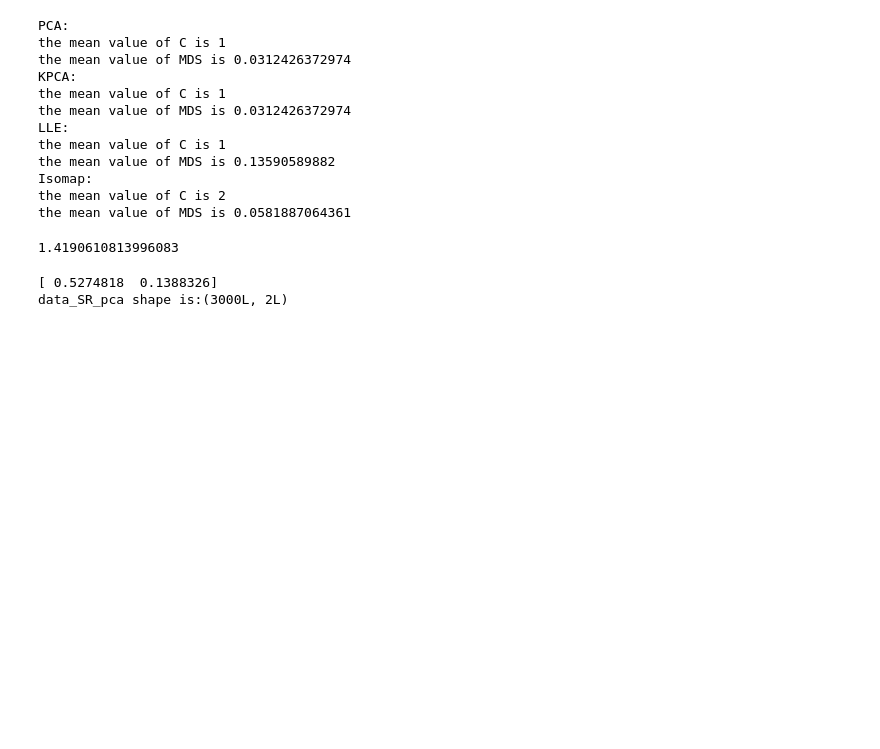
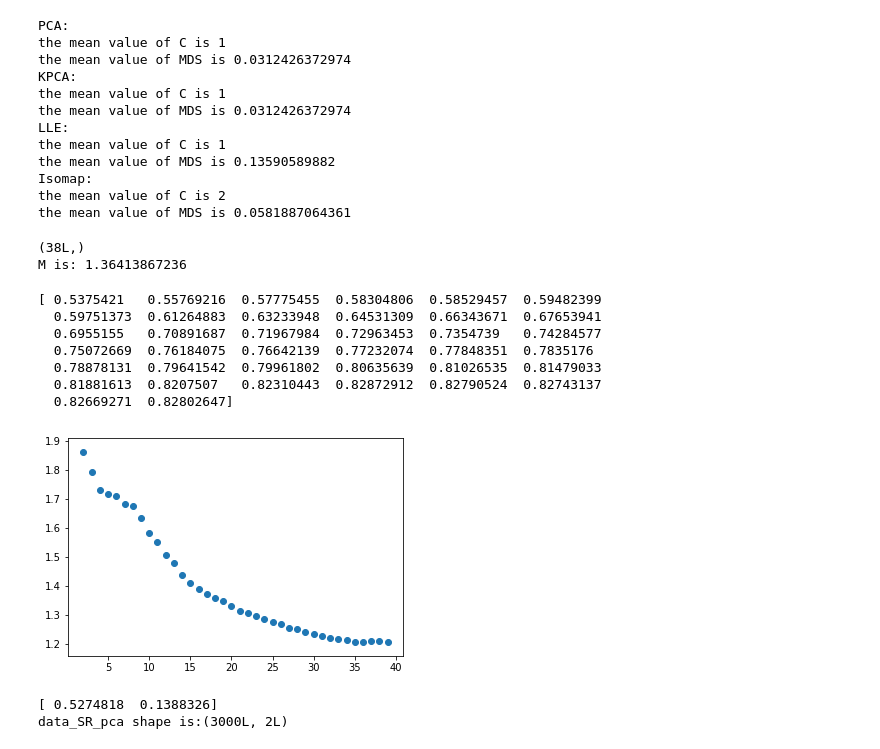
Before and after one commit to Yaminbens/ANAM_project, a Jupyter notebook: Q1_ 2_ver2.ipynb, the cells around one changed output. Saved outputs shown, nothing was run; the diff lists cells and outputs as text; code cells hidden in the pictures; blank space fills up the shorter version.

Commit message:
additional debug on k estimator function

```diff
--- a/Q1_ 2_ver2.ipynb
+++ b/Q1_ 2_ver2.ipynb
@@ -395,7 +392,6 @@ def Tk_index(M):
         kNN = sorted(M[i])
         for j,l in enumerate(kNN):
             TK[i][j] = list(M[i]).index(l)
-
     return TK
 
 def Tk(D,Tk_ind,k_max):
@@ -406,32 +402,56 @@ def Tk(D,Tk_ind,k_max):
     return TK
 
 def Mk_Xi (TK, k1):
+    num_of_samples = TK.shape[0]
+    num_of_ks = TK.shape[1]
     MK = np.zeros(TK.shape)
-    for i in range(TK.shape[0]):
-        for j in range(k1,TK.shape[1]): # from 1 to avoide division by 0
-            MK[i][j] = np.sum(np.log(TK[i][j]/(TK[i][1:j])*1.0))/(j*1.0-1) #1.0 to make float
+
+    for i in range(num_of_samples):
+        for j in range(k1,num_of_ks): # from 1 to avoide division by 0
+            MK[i,j] = np.sum(np.log(TK[i,j]/(TK[i,1:j])*1.0))/(j*1.0-1) #1.0 to make float
+    MK = np.sum(MK[:,k1:],axis = 0)/(num_of_samples*1.0)
     return MK
 
 def est_intrinsic_dim(data, k1, k2):
     distance_mat = distance_matrix(data, data)
     Tk_ind = Tk_index(distance_mat)
     TK = Tk(distance_mat,Tk_ind,k2)
-    MK_i = Mk_Xi(TK, k1)
-    MK = np.sum(MK_i,axis = 0)/(num_of_samples*1.0) #sum over rows
-    M = np.sum(1/MK[k1:k2])/(k2-k1*1.0+1)
-    return M
+    MK = Mk_Xi(TK, k1)
+    print(MK.shape)
+    M = np.sum(1/MK[:k2])/(k2-k1*1.0+1)
+    return M, MK
 
 #
-num_of_samples = 3000
+num_of_samples = 1000
 data = data_SR[0:num_of_samples] #slice data
 k1 = 2
-k2 = 3
-M = est_intrinsic_dim(data, k1, k2)
+k2 = 40
+M, MK = est_intrinsic_dim(data, k1, k2)
 print("M is: "+str(M))
+# %% [output]
+(38L,)
+M is: 1.36413867236
-# %%
-np.sum(1/MK[k1:k2])/(k2-k1*1.0+1)
-# %% [output]
-1.4190610813996083
+# %%
+#show behaviour of MK as function of K
+print(MK)
+plt.scatter(range(k1,(MK.shape[0])+k1),1/MK)
+plt.show()
+
+##test:
+# x = np.array([[1,2,3],[4,5,6],[7,8,9]])
+# print(x)
+
+# x[1,1:2].sum()
+##
+# %% [output]
+[ 0.5375421   0.55769216  0.57775455  0.58304806  0.58529457  0.59482399
+  0.59751373  0.61264883  0.63233948  0.64531309  0.66343671  0.67653941
+  0.6955155   0.70891687  0.71967984  0.72963453  0.7354739   0.74284577
+  0.75072669  0.76184075  0.76642139  0.77232074  0.77848351  0.7835176
+  0.78878131  0.79641542  0.79961802  0.80635639  0.81026535  0.81479033
+  0.81881613  0.8207507   0.82310443  0.82872912  0.82790524  0.82743137
+  0.82669271  0.82802647]
+[figure, added]
 # %%
 #Face Dataset
 # #Q2.2.1 #python2
```
Also changed, not shown: parts of 1 cell of this notebook.
